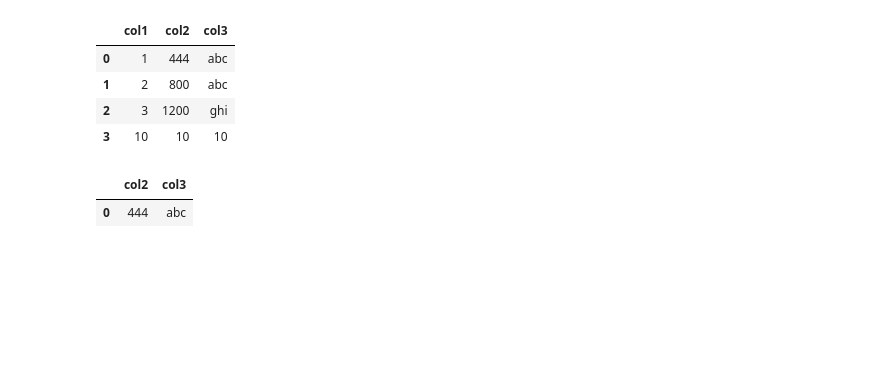
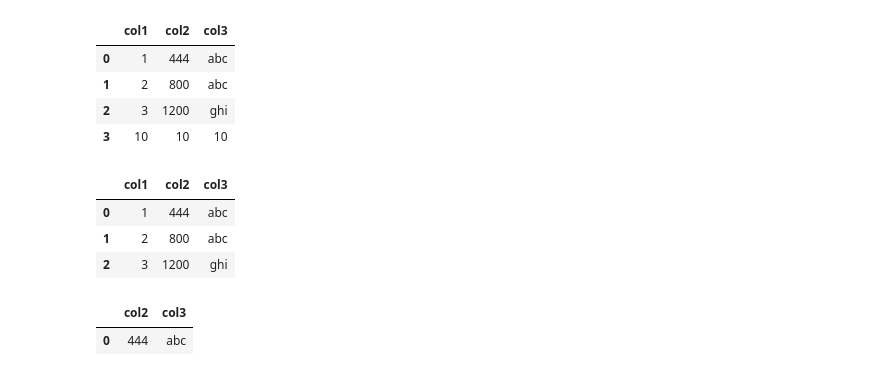
Before and after one commit to scarsellifi/open-notebook-science, a Jupyter notebook: Python e Pandas - Operazioni base.ipynb, the cells around one changed output. Drawn from its saved outputs; the diff is of its cells as text; code cells hidden in the pictures; blank space fills up the shorter version.

Commit message:
aggiunto filtro isin nel bignami

```diff
--- a/Python e Pandas - Operazioni base.ipynb
+++ b/Python e Pandas - Operazioni base.ipynb
@@ -600,6 +600,16 @@ df
 | 1 | 2 | 800 | abc |
 | 2 | 3 | 1200 | ghi |
 | 3 | 10 | 10 | 10 |
+# %%
+#filtro tramite isin
+#si passa una lista di valori su cui effettuare il filtro
+
+df[df["col3"].isin(["ghi", "abc"])]
+# %% [output]
+|  | col1 | col2 | col3 |
+| 0 | 1 | 444 | abc |
+| 1 | 2 | 800 | abc |
+| 2 | 3 | 1200 | ghi |
 # %%
 #certe volte può essere utile filtrare "stile battaglia navale", passando per il numero di riga e di colonna
 # questo si può fare con iloc
```
Also changed, not shown: parts of 5 cells of this notebook.
